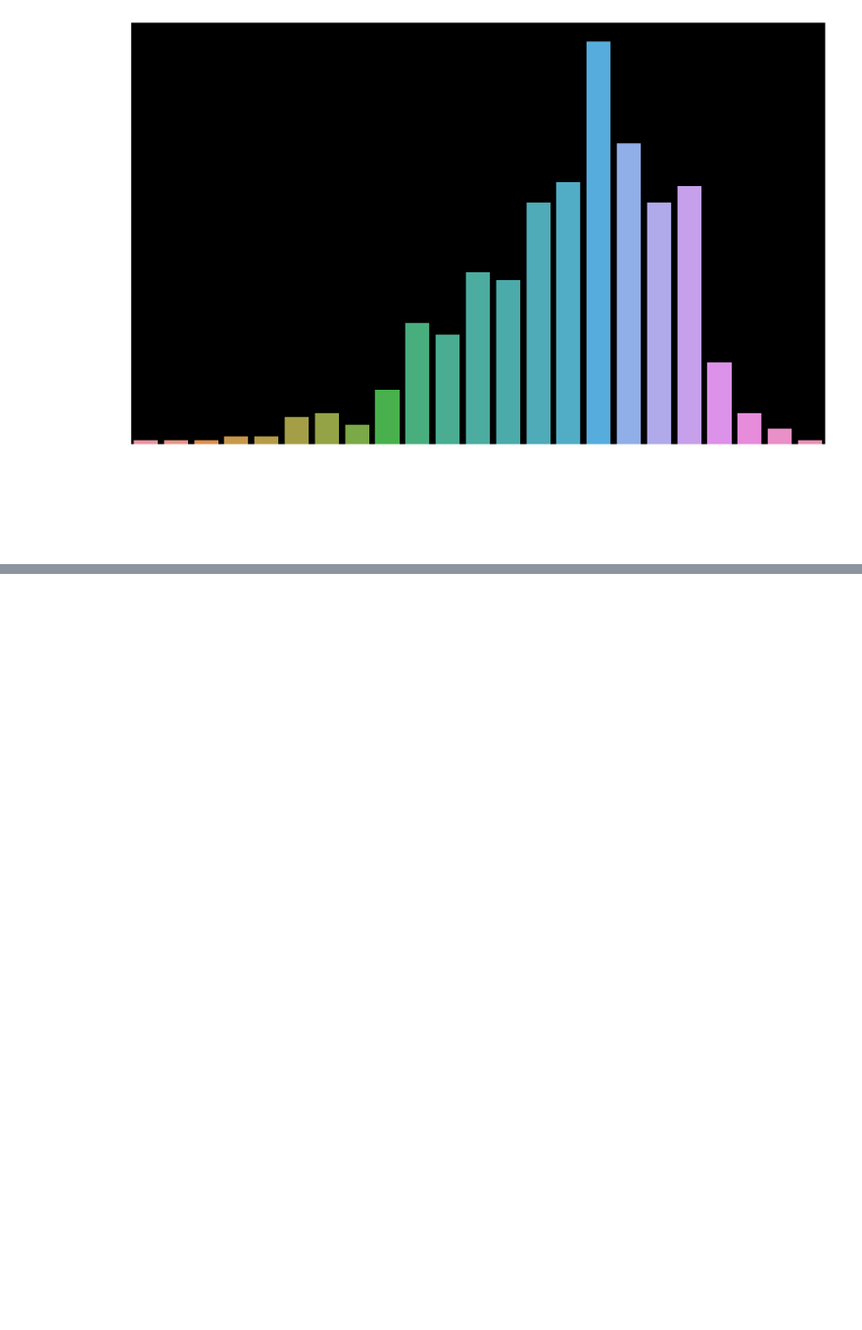
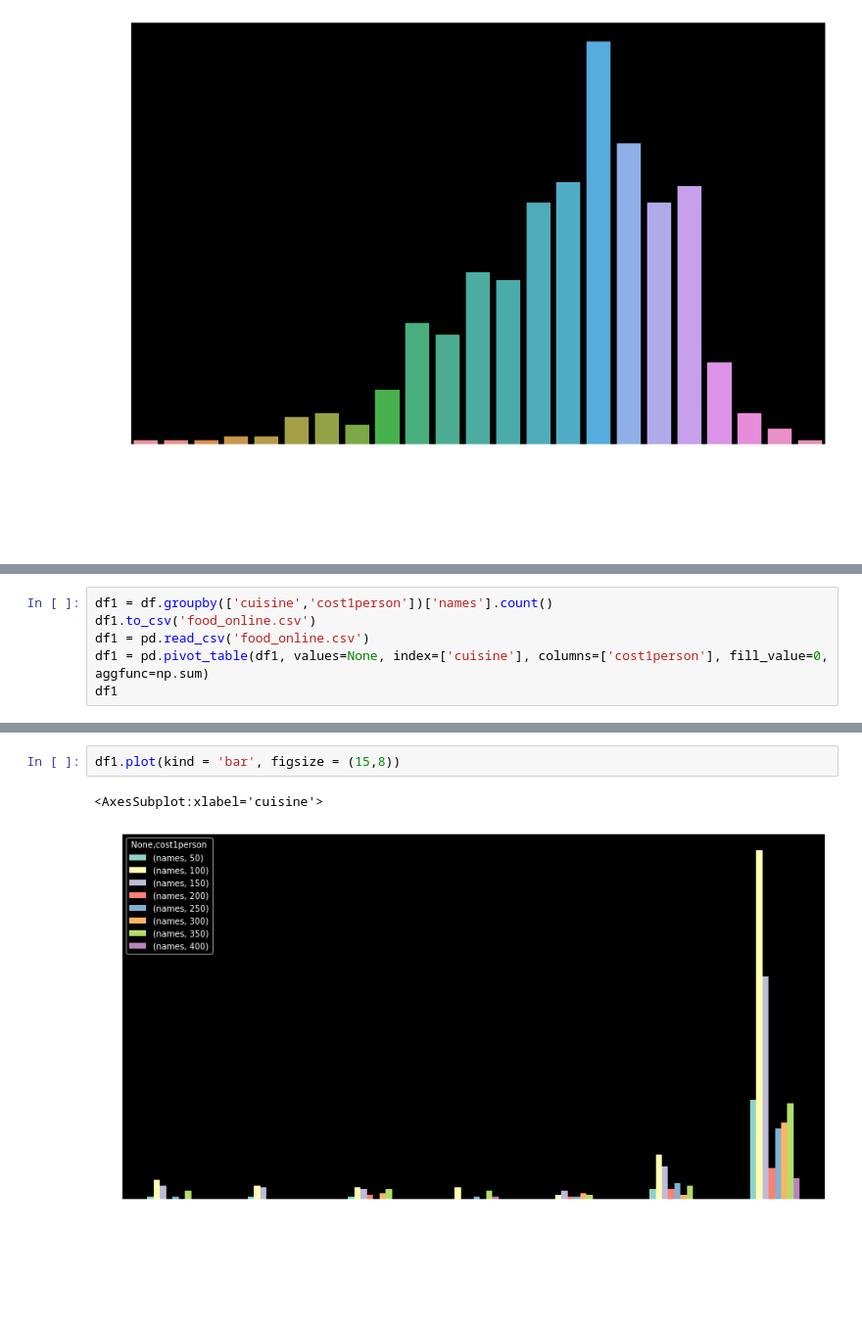
Before and after one commit to Rishiraj-singh7/Zomato-Hyderabad-Analysisv, a Jupyter notebook: main.ipynb, the cells around one changed output, grey strips where cells are left out. Shown: that part at 98% size. Drawn from its saved outputs; the diff is of its cells as text; blank space fills up the shorter version.

```diff
--- a/main.ipynb
+++ b/main.ipynb
@@ -231,0 +255,6 @@ plt.xticks(rotation=90)
+# %%
+df1 = df.groupby(['cuisine','cost1person'])['names'].count()
+df1.to_csv('food_online.csv')
+df1 = pd.read_csv('food_online.csv')
+df1 = pd.pivot_table(df1, values=None, index=['cuisine'], columns=['cost1person'], fill_value=0, aggfunc=np.sum)
+df1
@@ -231,0 +272,5 @@ plt.xticks(rotation=90)
+# %%
+df1.plot(kind = 'bar', figsize = (15,8))
+# %% [output]
+<AxesSubplot:xlabel='cuisine'>
+[figure, added]
```
Also changed, not shown: parts of 7 cells of this notebook, 1 other file.
